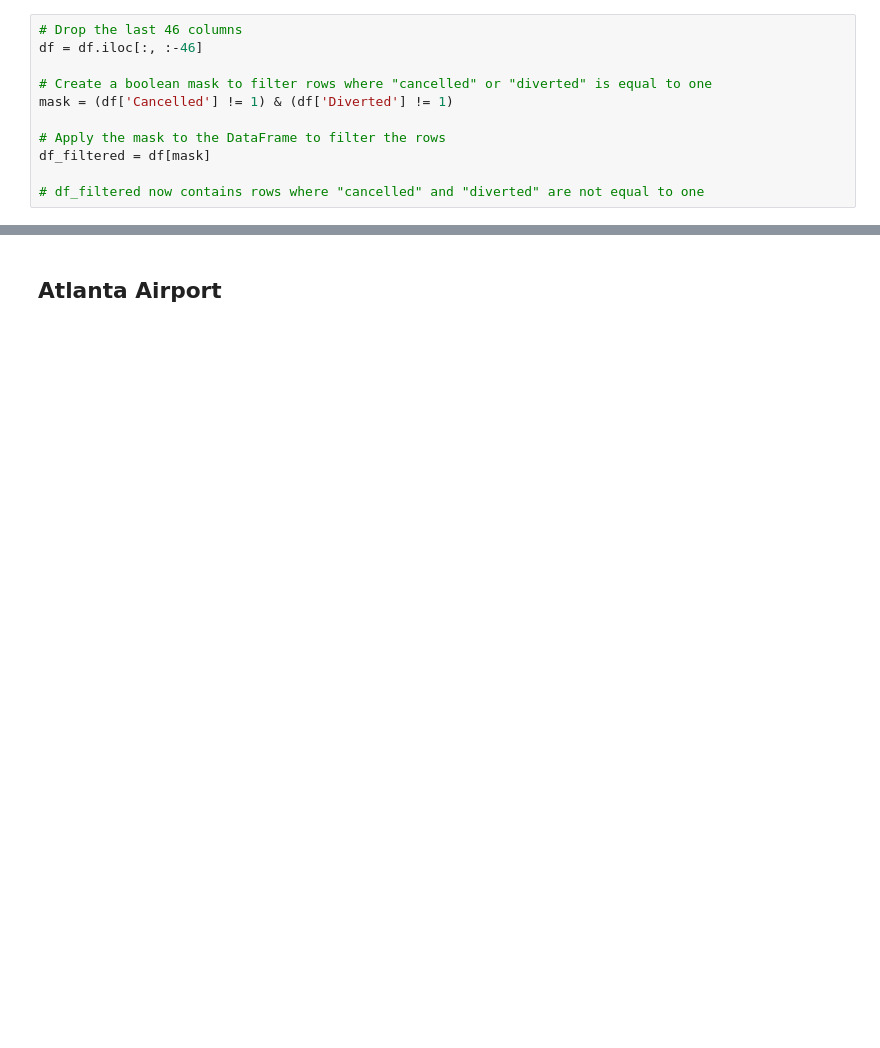
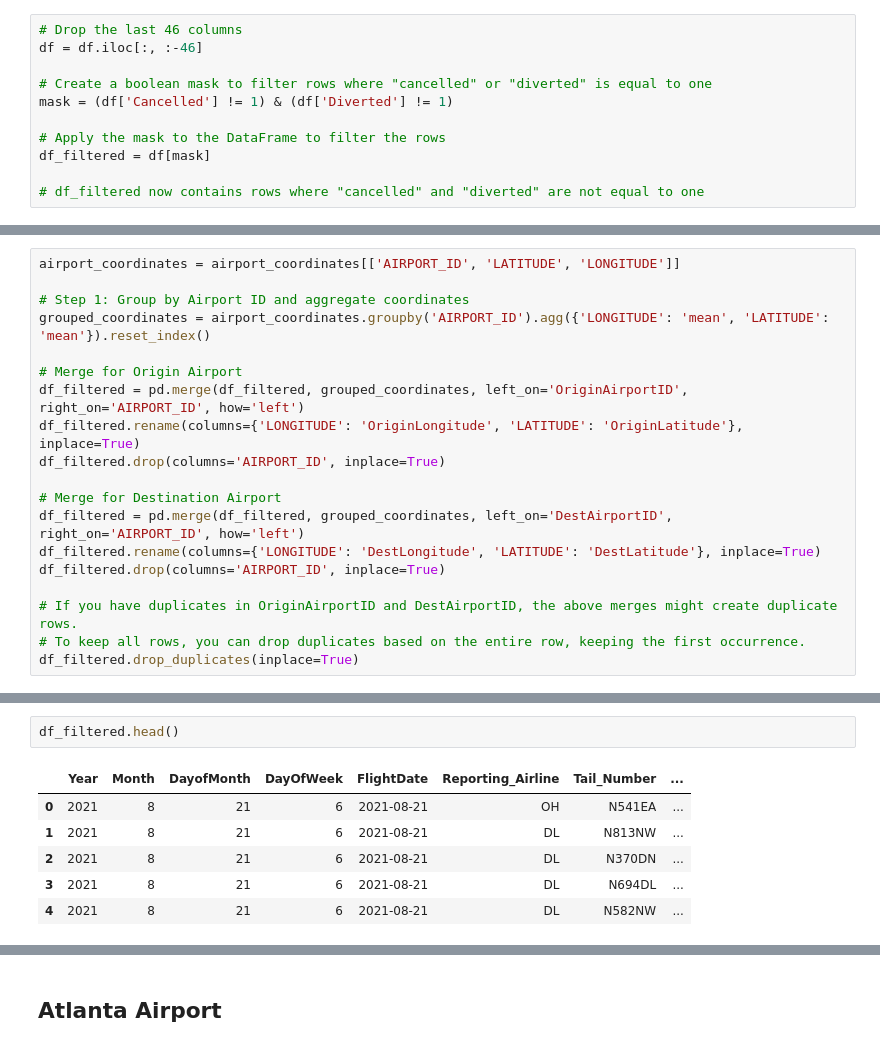
Before and after one commit to nicohash/strategic-flight-prediction, a Jupyter notebook: code/data_cleaner.ipynb, the cells around one changed output, grey strips where cells are left out. Cells and saved outputs as stored; diff of their text form; blank space fills up the shorter version.

```diff
--- a/code/data_cleaner.ipynb
+++ b/code/data_cleaner.ipynb
@@ -66,0 +352,19 @@ memory usage: 3.8+ GB
+# %%
+airport_coordinates = airport_coordinates[['AIRPORT_ID', 'LATITUDE', 'LONGITUDE']]
+
+# Step 1: Group by Airport ID and aggregate coordinates
+grouped_coordinates = airport_coordinates.groupby('AIRPORT_ID').agg({'LONGITUDE': 'mean', 'LATITUDE': 'mean'}).reset_index()
+
+# Merge for Origin Airport
+df_filtered = pd.merge(df_filtered, grouped_coordinates, left_on='OriginAirportID', right_on='AIRPORT_ID', how='left')
+df_filtered.rename(columns={'LONGITUDE': 'OriginLongitude', 'LATITUDE': 'OriginLatitude'}, inplace=True)
+df_filtered.drop(columns='AIRPORT_ID', inplace=True)
+
+# Merge for Destination Airport
+df_filtered = pd.merge(df_filtered, grouped_coordinates, left_on='DestAirportID', right_on='AIRPORT_ID', how='left')
+df_filtered.rename(columns={'LONGITUDE': 'DestLongitude', 'LATITUDE': 'DestLatitude'}, inplace=True)
+df_filtered.drop(columns='AIRPORT_ID', inplace=True)
+
+# If you have duplicates in OriginAirportID and DestAirportID, the above merges might create duplicate rows.
+# To keep all rows, you can drop duplicates based on the entire row, keeping the first occurrence.
+df_filtered.drop_duplicates(inplace=True)
@@ -66,0 +415,9 @@ memory usage: 3.8+ GB
+# %%
+df_filtered.head()
+# %% [output]
+|  | Year | Month | DayofMonth | DayOfWeek | FlightDate | Reporting_Airline | Tail_Number | ... |
+| 0 | 2021 | 8 | 21 | 6 | 2021-08-21 | OH | N541EA | ... |
+| 1 | 2021 | 8 | 21 | 6 | 2021-08-21 | DL | N813NW | ... |
+| 2 | 2021 | 8 | 21 | 6 | 2021-08-21 | DL | N370DN | ... |
+| 3 | 2021 | 8 | 21 | 6 | 2021-08-21 | DL | N694DL | ... |
+| 4 | 2021 | 8 | 21 | 6 | 2021-08-21 | DL | N582NW | ... |
```
Also changed, not shown: parts of 47 cells of this notebook, 11 other files.
